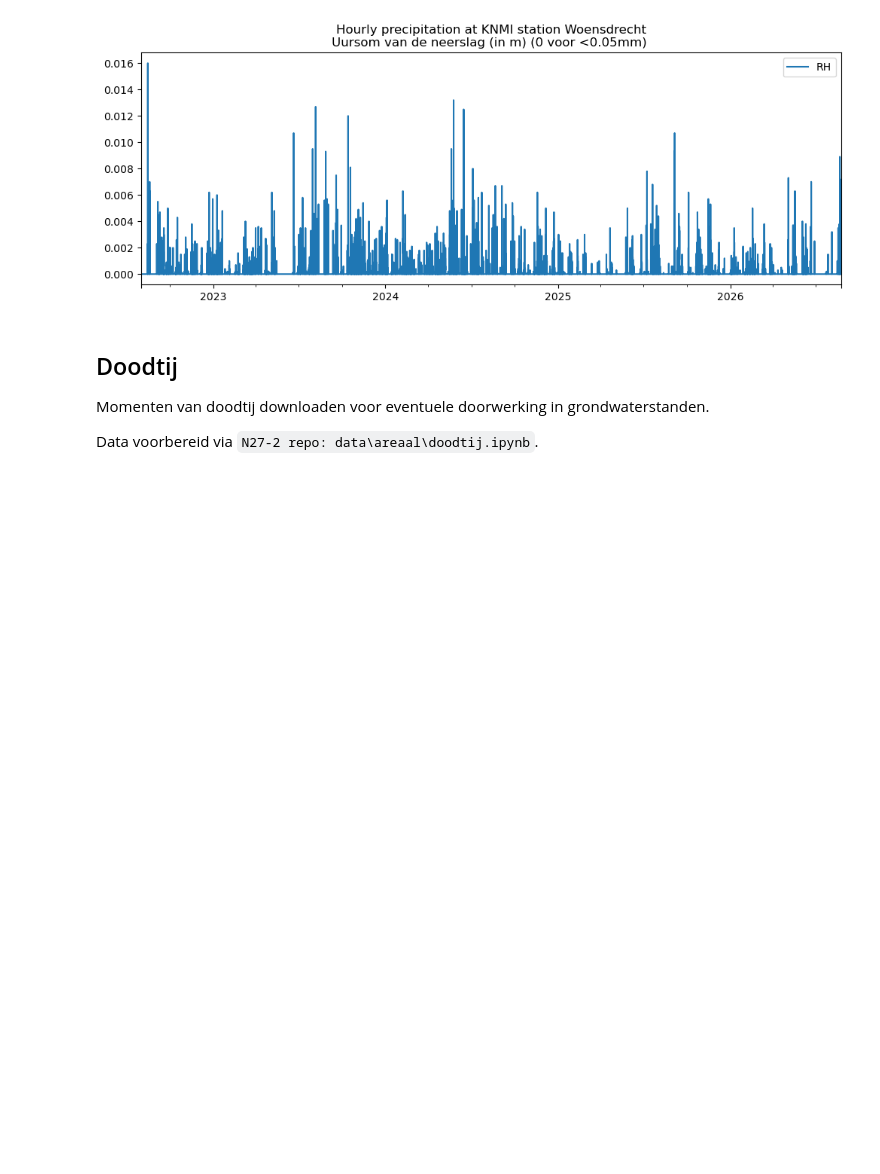
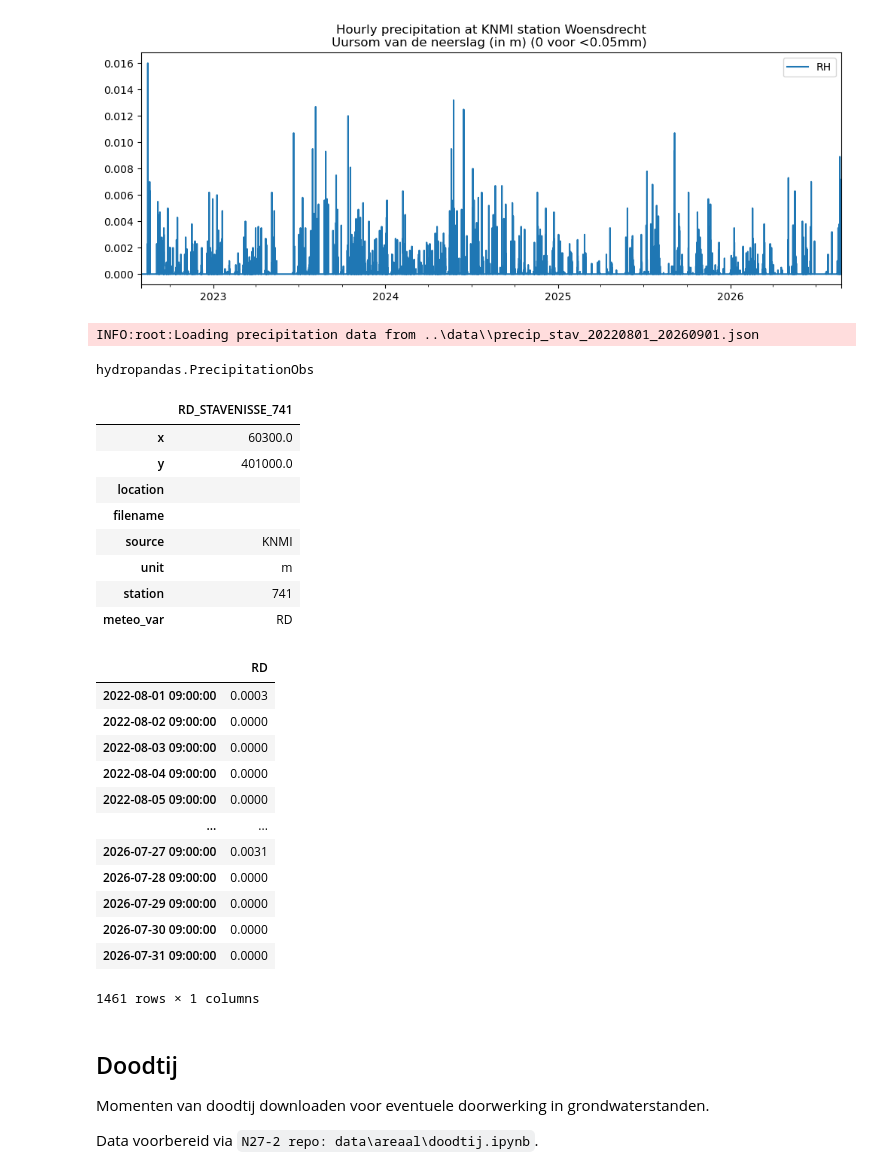
Before and after one commit to scheldestromen/voorverkenning, a Jupyter notebook: notebooks/uitgangspunten_munsflow_kinematic_wave.ipynb, the cells around one changed output. Cells and saved outputs as stored; diff of their text form; code cells hidden in the pictures; blank space fills up the shorter version.

```diff
--- a/notebooks/uitgangspunten_munsflow_kinematic_wave.ipynb
+++ b/notebooks/uitgangspunten_munsflow_kinematic_wave.ipynb
@@ -60,6 +60,46 @@ precip.plot(figsize=(12, 4), title=f"Hourly precipitation at KNMI station {preci
 # %% [output]
 <Axes: title={'center': 'Hourly precipitation at KNMI station Woensdrecht\nUursom van de neerslag (in m) (0 voor <0.05mm) '}>
 [figure]
+# %%
+fn_precip = DATA_DIR + f'precip_stav_{start:%Y%m%d}_{end:%Y%m%d}.json'
+
+if not os.path.exists(fn_precip):
+    logging.info(f'Fetching precipitation data from KNMI for station {stn} from {start} to {end}')
+    precip_stav = hpd.PrecipitationObs.from_knmi(xy=[60_800, 397_350], start=start, end=end, interval='daily', meteo_var='RD')
+    precip_stav.to_json(fn_precip)
+    logging.info(f'Saved precipitation data to {fn_precip}')
+else:
+    logging.info(f'Loading precipitation data from {fn_precip}')
+    precip_stav = hpd.read_json(fn_precip)
+
+precip_stav.meta['location'] = precip_stav.meta['location'].capitalize()
+
+precip_stav
+# %% [output]
+INFO:root:Loading precipitation data from ..\data\\precip_stav_20220801_20260901.json
+hydropandas.PrecipitationObs
+|  | RD_STAVENISSE_741 |
+| x | 60300.0 |
+| y | 401000.0 |
+| location |  |
+| filename |  |
+| source | KNMI |
+| unit | m |
+| station | 741 |
+| meteo_var | RD |
+|  | RD |
+| 2022-08-01 09:00:00 | 0.0003 |
+| 2022-08-02 09:00:00 | 0.0000 |
+| 2022-08-03 09:00:00 | 0.0000 |
+| 2022-08-04 09:00:00 | 0.0000 |
+| 2022-08-05 09:00:00 | 0.0000 |
+| ... | ... |
+| 2026-07-27 09:00:00 | 0.0031 |
+| 2026-07-28 09:00:00 | 0.0000 |
+| 2026-07-29 09:00:00 | 0.0000 |
+| 2026-07-30 09:00:00 | 0.0000 |
+| 2026-07-31 09:00:00 | 0.0000 |
+1461 rows × 1 columns
 # %% [markdown]
 ## Doodtij
 
```
Also changed, not shown: parts of 7 cells of this notebook, 3 other files.
